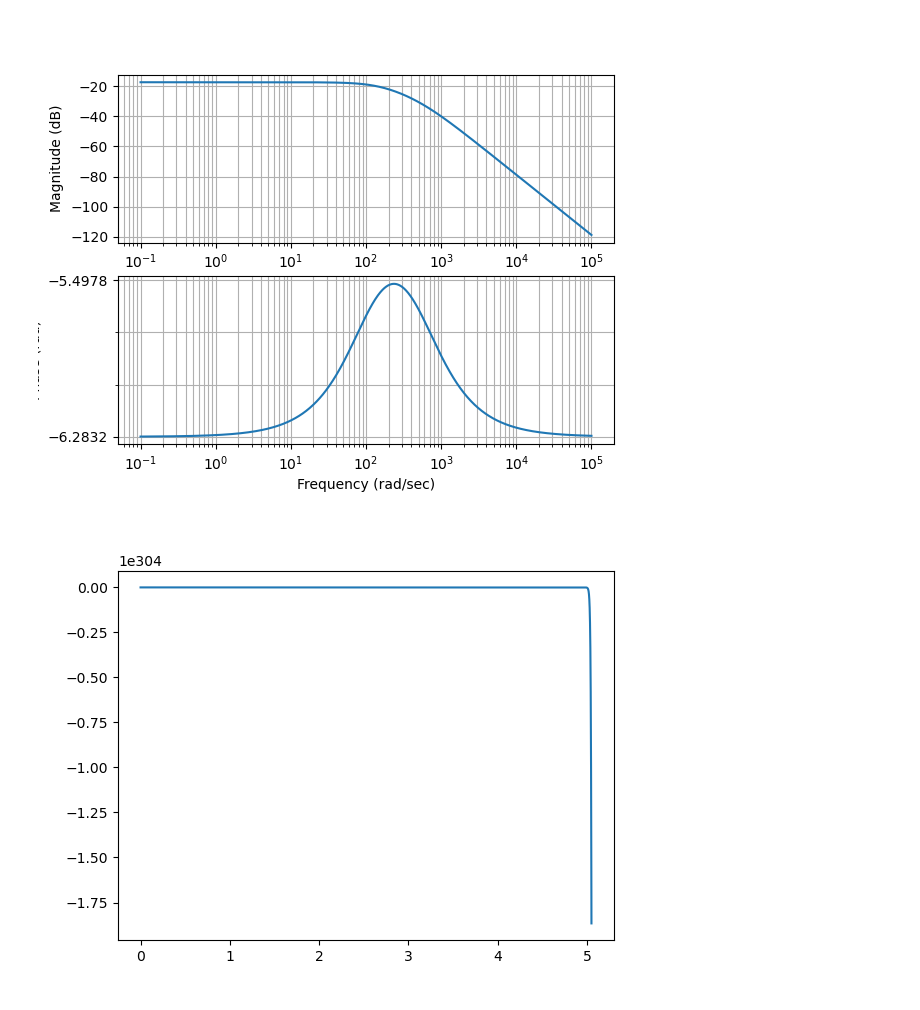
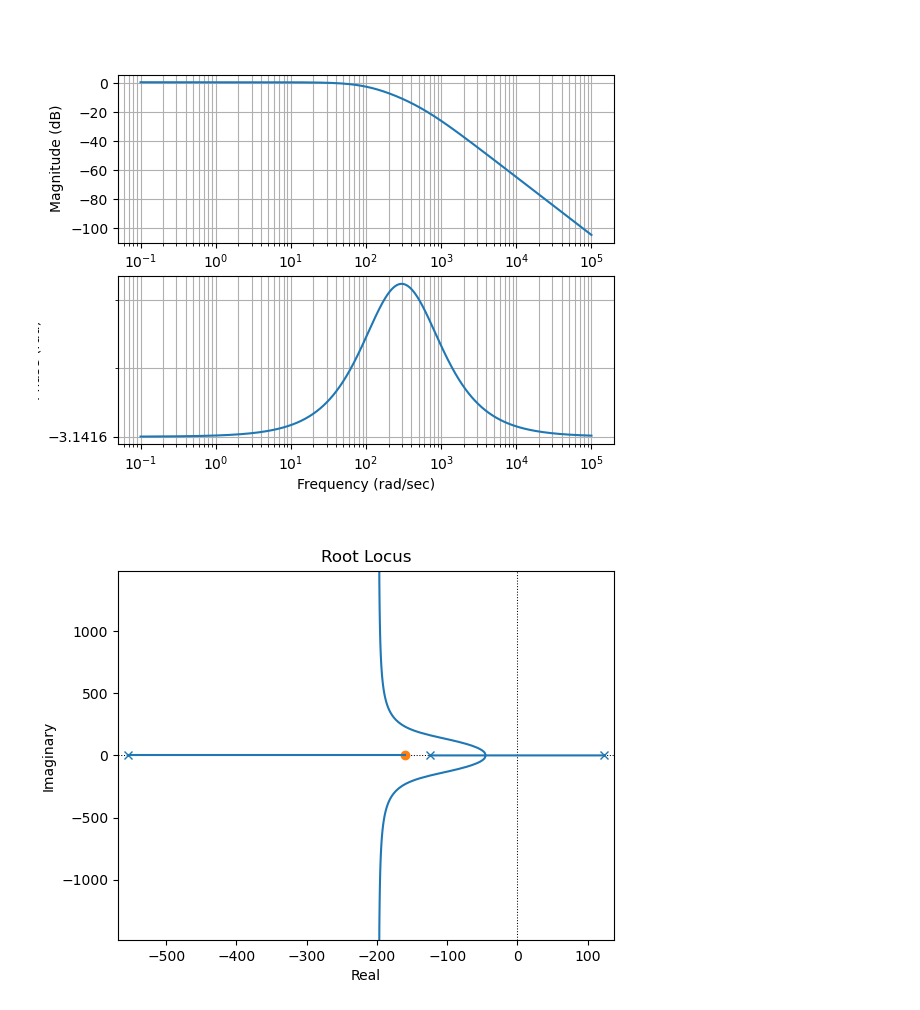
Before and after one commit to krish-suresh/controls-final, a Jupyter notebook: sim_nonlinear_nb.ipynb, the cells around one changed output. Cells and saved outputs as stored; diff of their text form; code cells hidden in the pictures.

```diff
--- a/sim_nonlinear_nb.ipynb
+++ b/sim_nonlinear_nb.ipynb
@@ -50,24 +50,25 @@ L = 0.051337  # H
 K_E = (N*A)**2 * u_0 / 2.0
 x_0 = i_0/np.sqrt(m*g/K_E)
 # %%
-K_P = 1000.0
-K_D = 10.0
+K_P = 8000.0
+K_I = 10000.0
+K_D = 50.0
 
 G_1 = ct.tf([(-2.0*K_E*i_0)/(x_0**2)], [m, 0, (-2.0*K_E*i_0**2)/(x_0**3)])
 G_2 = ct.tf([1], [L, R])
 G = G_1*G_2
-C = ct.tf([K_D, K_P], [1])
-G_CL = C*G/(1+C*G)
+C = -ct.tf([K_D, K_P], [1])
+
 plt.figure()
 ct.root_locus(G*C, grid=False)
 # ct.pzmap(G_CL)
 plt.figure()
 ct.bode_plot(G*C, dB=True, deg=False,omega_limits=(0.1, 100000))
+# plt.show()
+# plt.figure()
+# t_step, y_sys = ct.step_response(G_CL, T=t_list)
+# plt.plot(t_step, y_sys)
 plt.show()
-plt.figure()
-t_step, y_sys = ct.step_response(G_CL, T=t_list)
-plt.plot(t_step, y_sys)
-plt.show()
 # %% [output]
-[figure, old version]
+[figure, new version]
-[figure, old version]
+[figure, new version]
```
Also changed, not shown: parts of 3 cells of this notebook.
